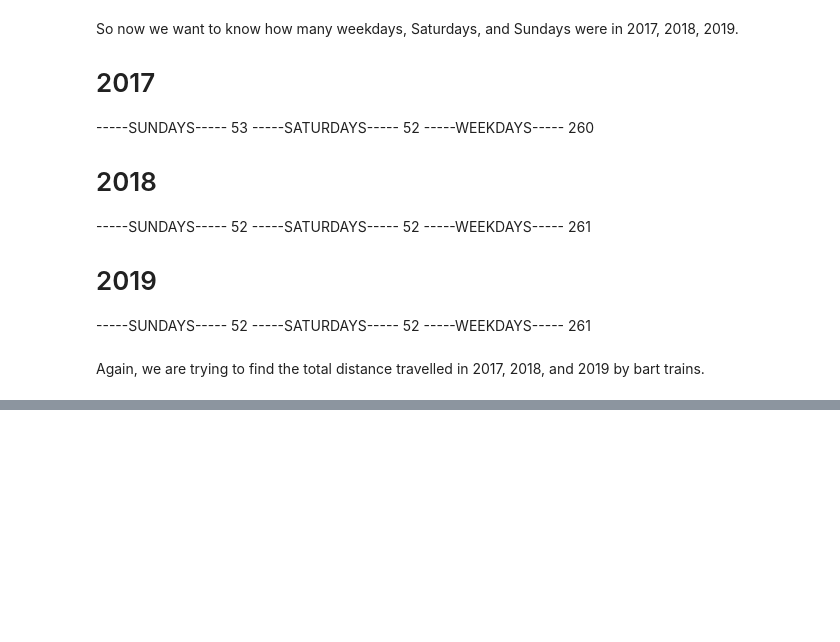
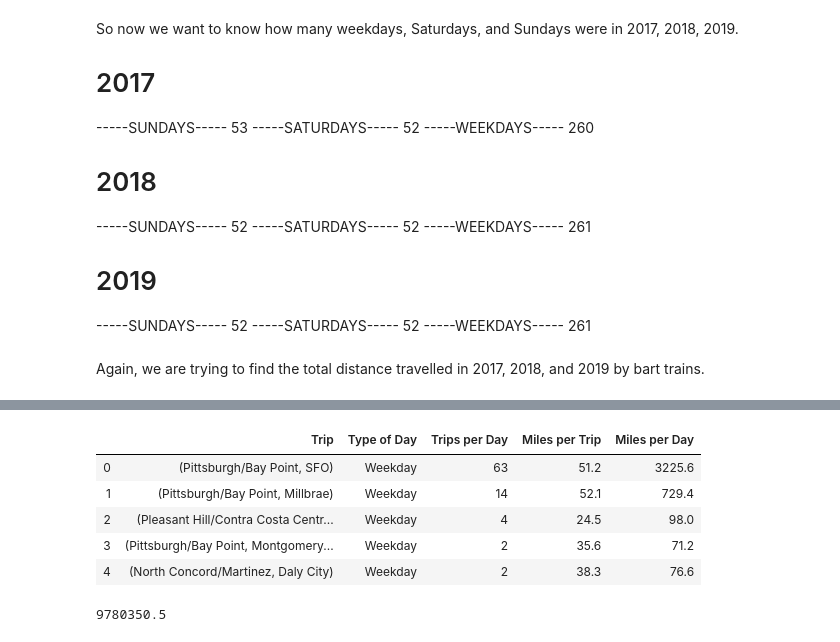
Before and after one commit to gavincleach/bart-carbon-footprint, a Jupyter notebook: BART.ipynb, the cells around one changed output, grey strips where cells are left out. Drawn from its saved outputs; the diff is of its cells as text; code cells hidden in the pictures; blank space fills up the shorter version.

```diff
--- a/BART.ipynb
+++ b/BART.ipynb
@@ -664,0 +739,10 @@ Again, we are trying to find the total distance travelled in 2017, 2018, and 201
+# %%
+miles_per_trip = []
+
+for trip in bart_train_trips['Trip']:
+    miles = every_trip_dist[trip]
+    miles_per_trip.append(miles)
+
+bart_train_trips['Miles per Trip'] = miles_per_trip
+
+bart_train_trips.head()
@@ -664,0 +776,23 @@ Again, we are trying to find the total distance travelled in 2017, 2018, and 201
+# %%
+bart_train_trips['Miles per Day'] = bart_train_trips['Trips per Day'] * bart_train_trips['Miles per Trip']
+
+bart_train_trips.head()
+# %% [output]
+|  | Trip | Type of Day | Trips per Day | Miles per Trip | Miles per Day |
+| 0 | (Pittsburgh/Bay Point, SFO) | Weekday | 63 | 51.2 | 3225.6 |
+| 1 | (Pittsburgh/Bay Point, Millbrae) | Weekday | 14 | 52.1 | 729.4 |
+| 2 | (Pleasant Hill/Contra Costa Centr... | Weekday | 4 | 24.5 | 98.0 |
+| 3 | (Pittsburgh/Bay Point, Montgomery... | Weekday | 2 | 35.6 | 71.2 |
+| 4 | (North Concord/Martinez, Daly City) | Weekday | 2 | 38.3 | 76.6 |
+# %%
+miles_on_weekdays = bart_train_trips.loc[bart_train_trips['Type of Day'] == 'Weekday']['Miles per Day'].sum()
+miles_on_saturdays = bart_train_trips.loc[bart_train_trips['Type of Day'] == 'Saturday']['Miles per Day'].sum()
+miles_on_sundays = bart_train_trips.loc[bart_train_trips['Type of Day'] == 'Sunday']['Miles per Day'].sum()
+
+miles_per_year_2017 = 58 * miles_on_sundays + 54 * miles_on_saturdays + 253 * miles_on_weekdays
+miles_per_year_2018 = 58 * miles_on_sundays + 54 * miles_on_saturdays + 253 * miles_on_weekdays
+miles_per_year_2019 = 58 * miles_on_sundays + 54 * miles_on_saturdays + 253 * miles_on_weekdays
+
+miles_per_year_2019
+# %% [output]
+9780350.5
```
Also changed, not shown: parts of 6 cells of this notebook.
